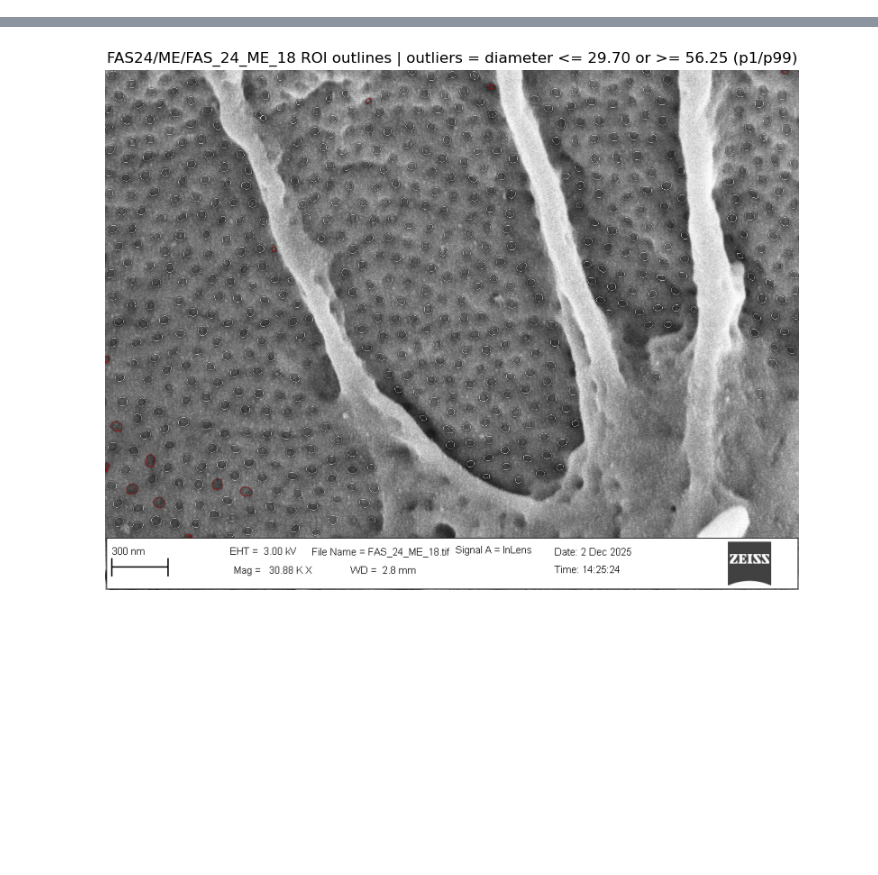
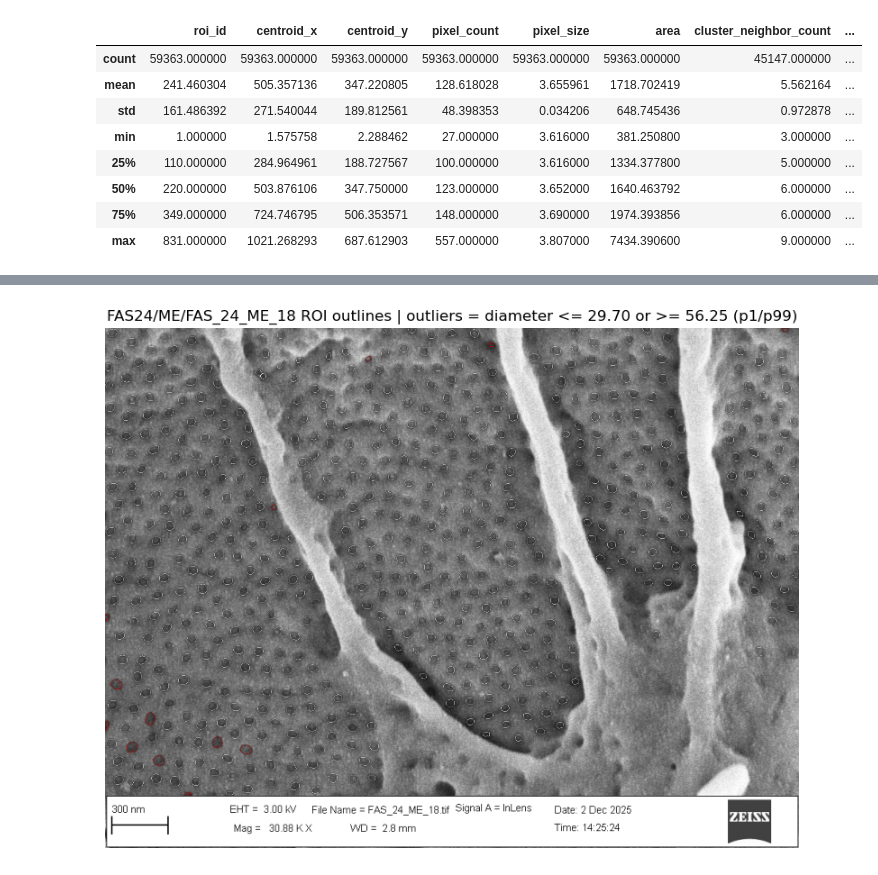
Before and after one commit to jaimemcc/fenestrations, a Jupyter notebook: notebooks/summary_analysis.ipynb, the cells around one changed output, grey strips where cells are left out. Saved outputs shown, nothing was run; the diff lists cells and outputs as text; code cells hidden in the pictures; blank space fills up the shorter version.

```diff
--- a/notebooks/summary_analysis.ipynb
+++ b/notebooks/summary_analysis.ipynb
@@ -179,0 +104,18 @@ plt.show()
+# %%
+# to split based on condition
+
+rois_control = rois_df.query("condition == 'control'")
+rois_fasted = rois_df.query("condition == 'fasted'")
+rois_restricted = rois_df.query("condition == 'restricted'")
+
+rois_control.describe()
+# %% [output]
+|  | roi_id | centroid_x | centroid_y | pixel_count | pixel_size | area | cluster_neighbor_count | ... |
+| count | 59363.000000 | 59363.000000 | 59363.000000 | 59363.000000 | 59363.000000 | 59363.000000 | 45147.000000 | ... |
+| mean | 241.460304 | 505.357136 | 347.220805 | 128.618028 | 3.655961 | 1718.702419 | 5.562164 | ... |
+| std | 161.486392 | 271.540044 | 189.812561 | 48.398353 | 0.034206 | 648.745436 | 0.972878 | ... |
+| min | 1.000000 | 1.575758 | 2.288462 | 27.000000 | 3.616000 | 381.250800 | 3.000000 | ... |
+| 25% | 110.000000 | 284.964961 | 188.727567 | 100.000000 | 3.616000 | 1334.377800 | 5.000000 | ... |
+| 50% | 220.000000 | 503.876106 | 347.750000 | 123.000000 | 3.652000 | 1640.463792 | 6.000000 | ... |
+| 75% | 349.000000 | 724.746795 | 506.353571 | 148.000000 | 3.690000 | 1974.393856 | 6.000000 | ... |
+| max | 831.000000 | 1021.268293 | 687.612903 | 557.000000 | 3.807000 | 7434.390600 | 9.000000 | ... |
```
Also changed, not shown: parts of 19 cells of this notebook, 9 other files.
